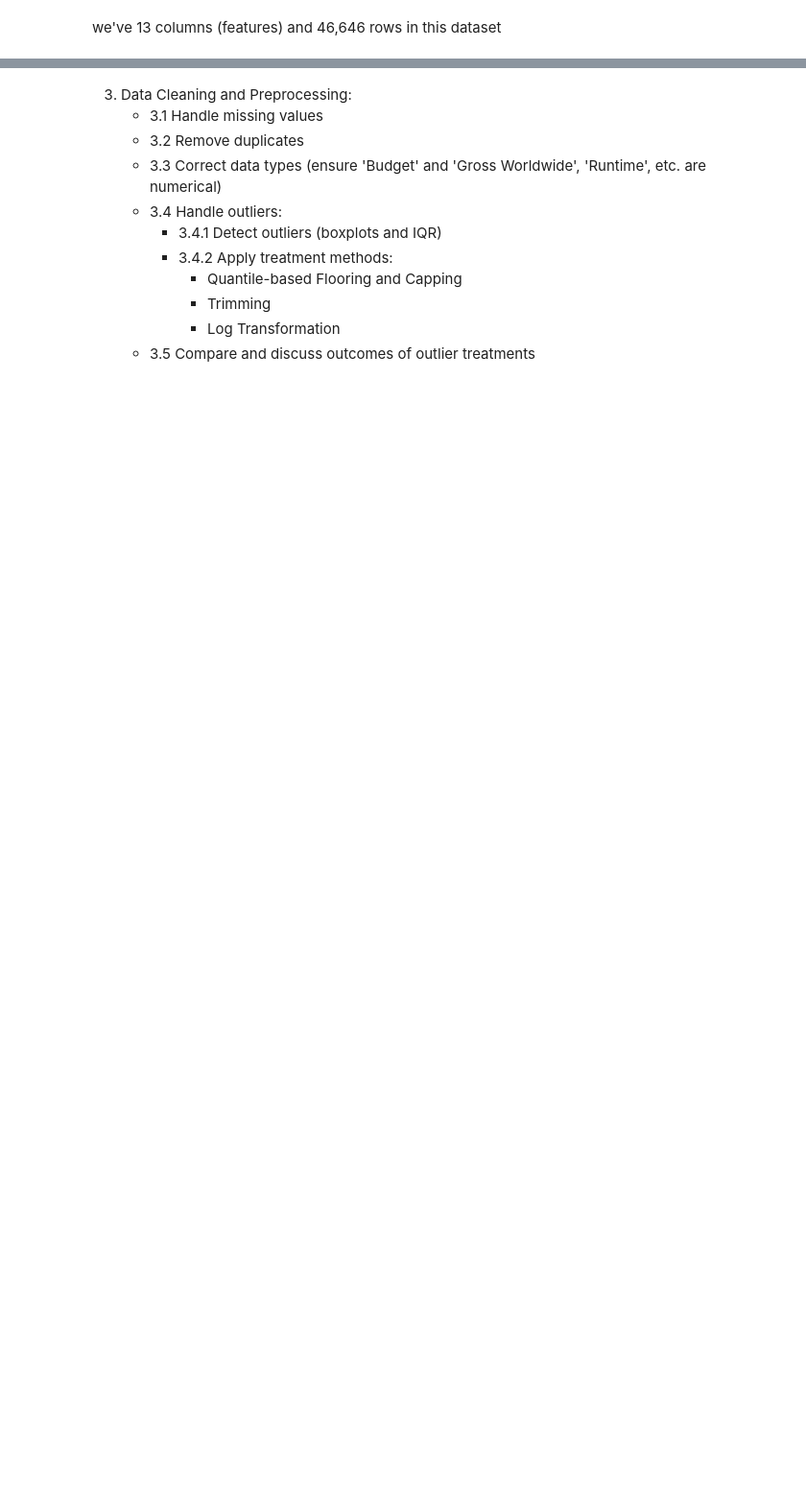
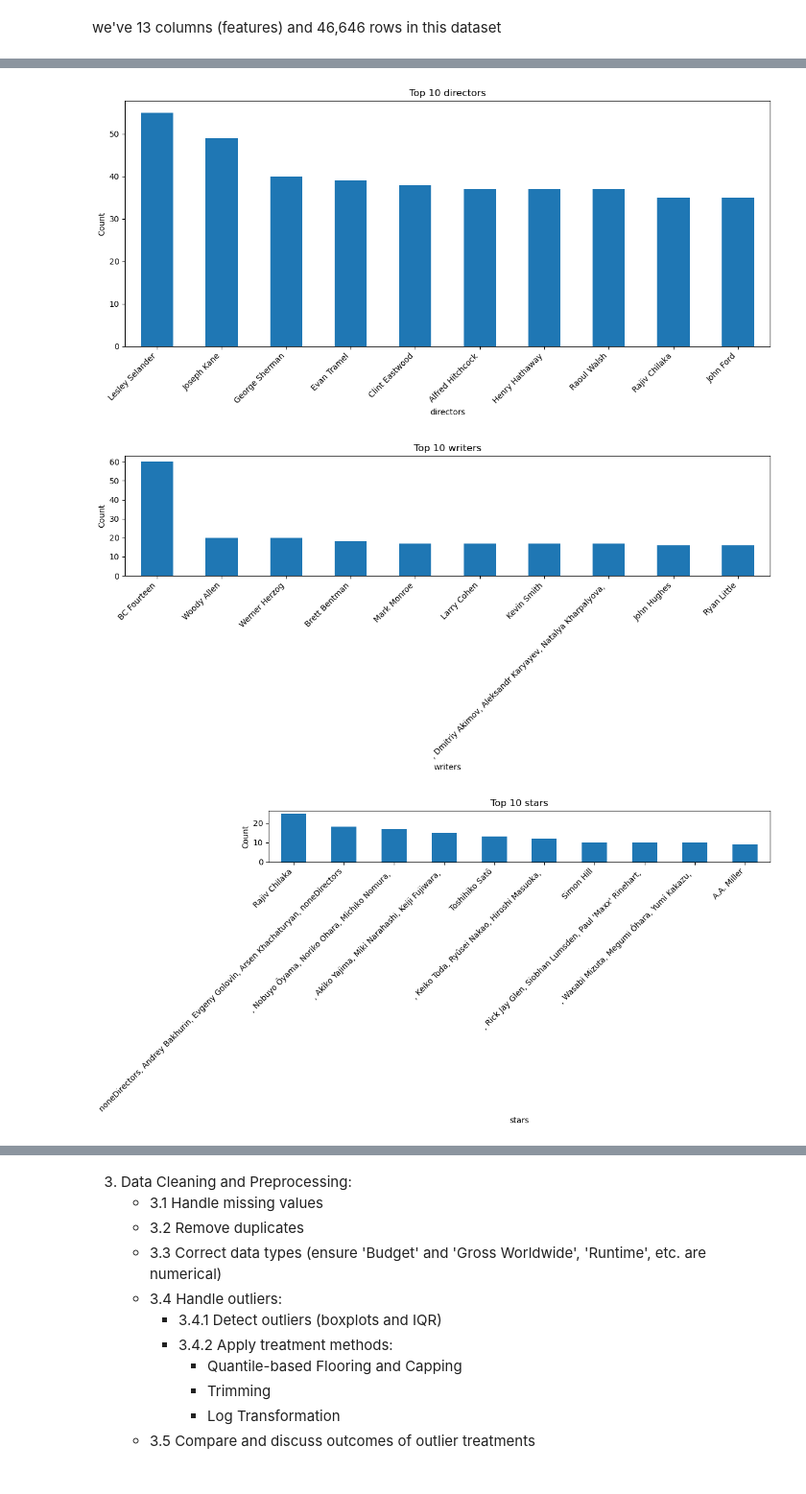
Before and after one commit to akinolu52/movie-revenue-prediction, a Jupyter notebook: explore.ipynb, the cells around one changed output, grey strips where cells are left out. Shown: that part at 96% size. Cells and saved outputs as stored; diff of their text form; code cells hidden in the pictures; blank space fills up the shorter version.

```diff
--- a/explore.ipynb
+++ b/explore.ipynb
@@ -86,0 +292,16 @@ profile.to_file('movie_report.html')
+# %%
+# Analyze categorical data
+categorical_cols = ['directors', 'writers', 'stars', 'origin_countries', 'languages', 'genres']
+
+for col in categorical_cols:
+    plt.figure(figsize=(12, 6))
+    df[col].dropna().value_counts().nlargest(10).plot(kind='bar')
+    plt.title(f'Top 10 {col}')
+    plt.ylabel('Count')
+    plt.xticks(rotation=45, ha='right')
+    plt.tight_layout()
+    plt.show()
+# %% [output]
+[figure, added]
+[figure, added]
+[figure, added]
```
Also changed, not shown: parts of 26 cells of this notebook, 2 other files.
